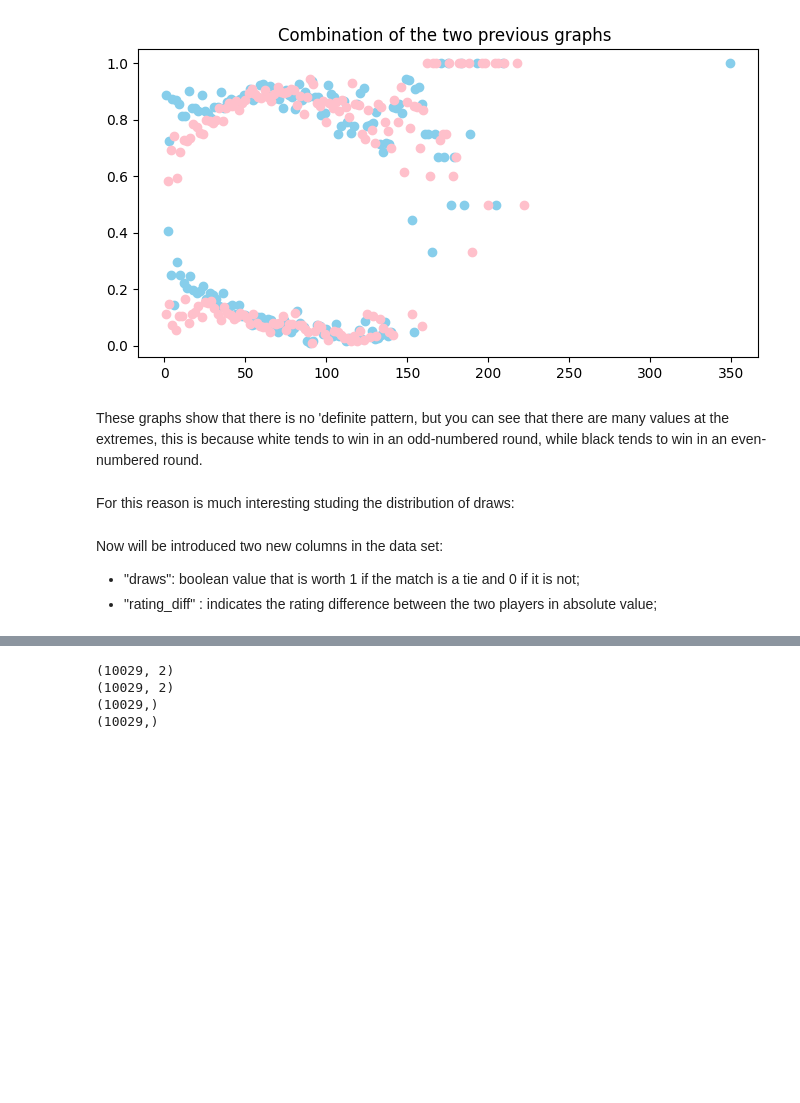
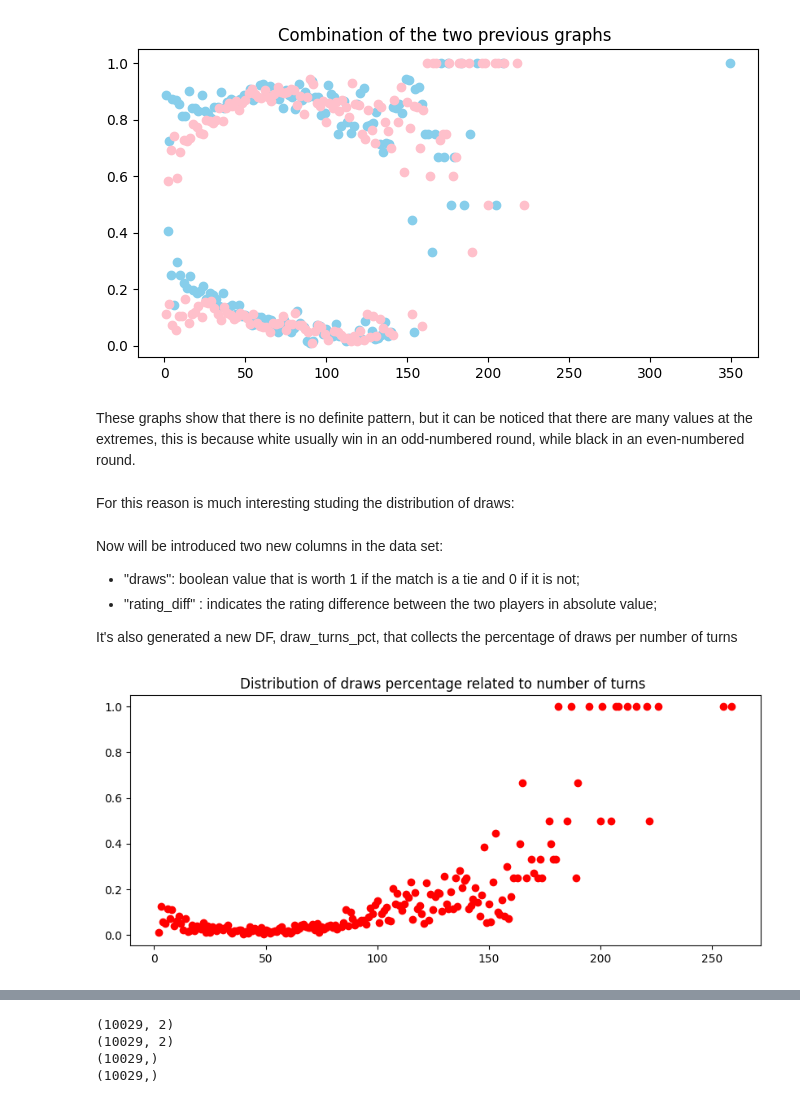
Before and after one commit to andreamurari/chess_project, a Jupyter notebook: chess_project.ipynb, the cells around one changed output, grey strips where cells are left out. Drawn from its saved outputs; the diff is of its cells as text; code cells hidden in the pictures; blank space fills up the shorter version.

```diff
--- a/chess_project.ipynb
+++ b/chess_project.ipynb
@@ -319,7 +319,7 @@ plt.show()
 # %% [output]
 [figure]
 # %% [markdown]
-These graphs show that there is no 'definite pattern, but you can see that there are many values at the extremes, this is because white tends to win in an odd-numbered round, while black tends to win in an even-numbered round.
+These graphs show that there is no definite pattern, but it can be noticed that there are many values at the extremes, this is because white usually win in an odd-numbered round, while black in an even-numbered round.
 # %% [markdown]
 For this reason is much interesting studing the distribution of draws:
 # %% [markdown]
@@ -327,6 +327,8 @@ Now will be introduced two new columns in the data set:
 
 *   "draws": boolean value that is worth 1 if the match is a tie and 0 if it is not;
 *   "rating_diff" : indicates the rating difference between the two players in absolute value;
+
+It's also generated a new DF, draw_turns_pct, that collects the percentage of draws per number of turns
 # %%
 draw_mask = chess_df['winner'] == 'draw'
 draw_df = chess_df[draw_mask]
@@ -335,3 +337,10 @@ chess_df ['draw'] = draw_mask * 1
 chess_df ['rating_diff'] = abs (chess_df['white_rating'] - chess_df ['black_rating'])
 
 draw_turns_pct = draw_df['turns'].value_counts() / chess_df['turns'].value_counts()
+# %%
+plt.figure(figsize = (10,4))
+plt.scatter(draw_turns_pct.index, draw_turns_pct, c = 'red')
+plt.title('Distribution of draws percentage related to number of turns ')
+plt.show()
+# %% [output]
+[figure, added]
```
Also changed, not shown: parts of 13 cells of this notebook.
